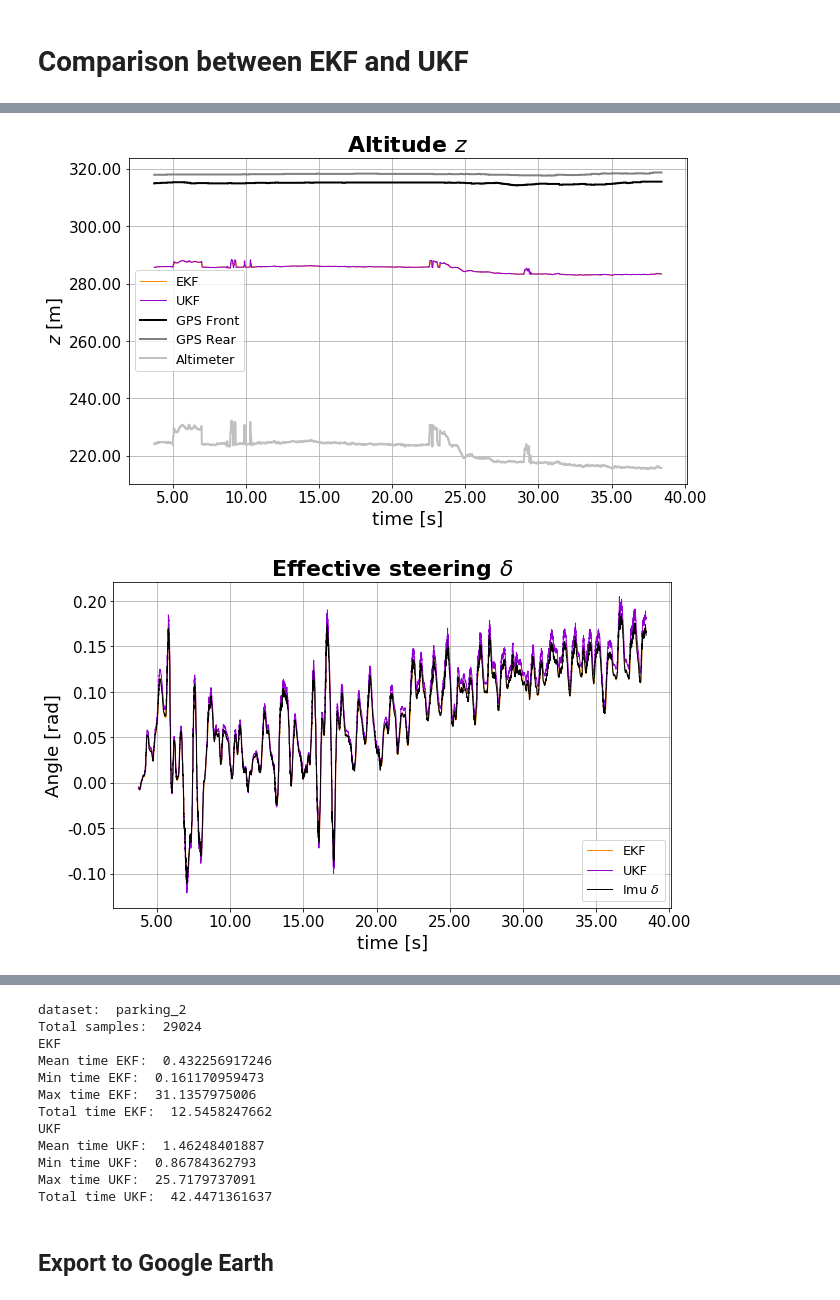
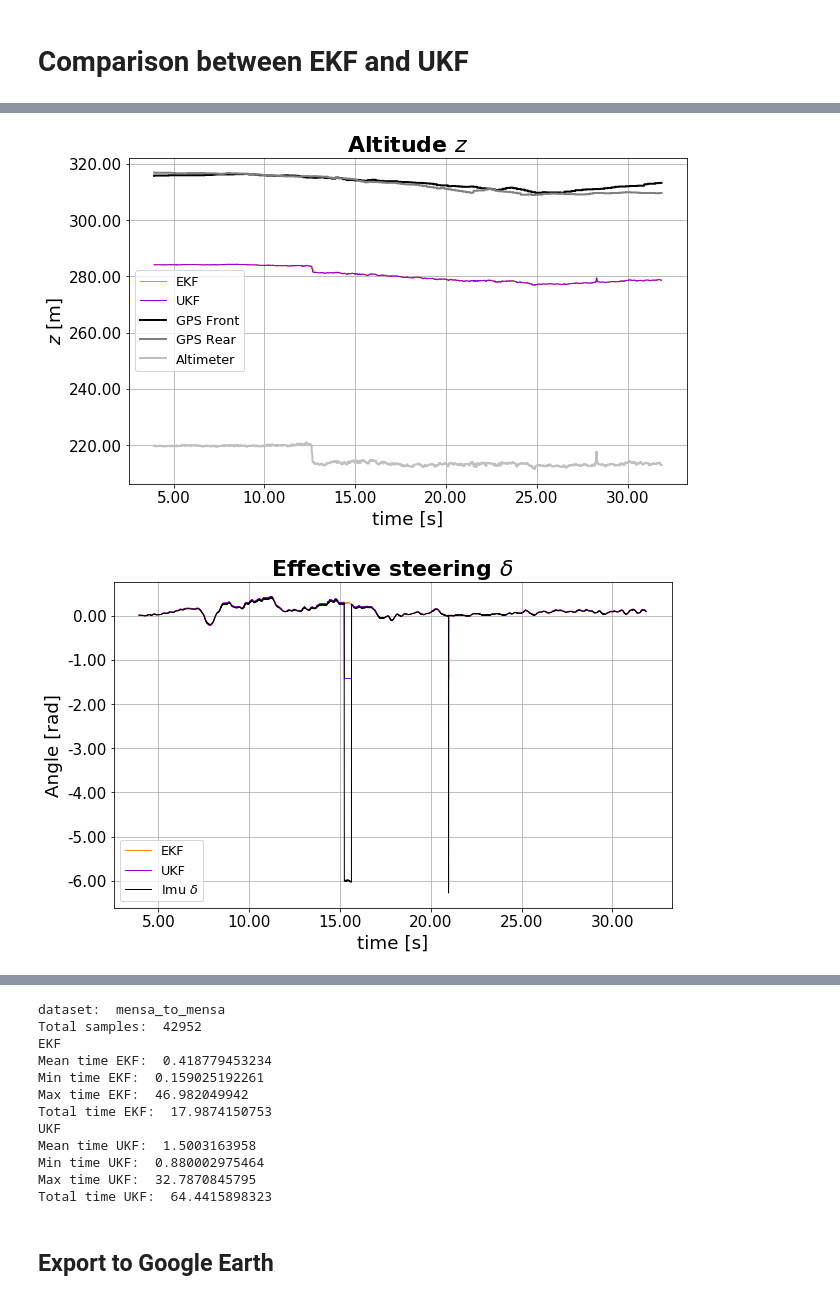
Before and after one commit to francisc0garcia/autonomous_bicycle, a Jupyter notebook: docs/python_notebooks/Comparison_EKF_vs_UKF.ipynb, the cells around one changed output, grey strips where cells are left out. Saved outputs shown, nothing was run; the diff lists cells and outputs as text; code cells hidden in the pictures.

```diff
--- a/docs/python_notebooks/Comparison_EKF_vs_UKF.ipynb
+++ b/docs/python_notebooks/Comparison_EKF_vs_UKF.ipynb
@@ -41,24 +41,26 @@ linear_a = data[[di.linear_a]].as_matrix()
 angular_phi = data[[di.angular_vel_phi]].as_matrix()
 angular_delta = data[[di.angular_vel_delta]].as_matrix()
 time = data[[di.time]].as_matrix()
+
+# select time: convert from pandas to numpy and fix initial offset
+time = data[[di.time]].as_matrix()
+time = time.astype('float64')/1e9
+time = time - time[0]
+
+dpi = 150
 # %%
-# select time: convert from pandas to numpy and fix initial offset
-time = di.data[di.time].as_matrix()
-time = time.astype('float64')/1e9
-time = time - time[0]
+# Select which velocity to use: wheel encoder of GSP -based:
 
-dpi = 150
+# [v, v_scale] = [di.real_v, 1.0]  # use Wheel encoder velocity, 0.23 scale for old datasets
+[v, v_scale] = [di.real_v_gps, 1.0]  # use GPS velocity
 
-# select simulated measurements Z (sim):
-#v_scale = 0.23
-#v = di.real_v
-
-v_scale = 1
-v = di.real_v_gps
+# Use optical steering angle or IMU steering angle
+use_optical_steering = False
 
 sim = di.data.filter(items=[di.real_xf, di.real_xr, di.real_yf, di.real_yr,
                             di.real_zf, di.real_zr, di.real_za,
-                            di.real_delta, di.real_psi, di.real_phi]).as_matrix()
+                            di.real_delta if use_optical_steering else di.real_delta_imu,
+                            di.real_psi, di.real_phi]).as_matrix()
 
 # Fix initial offset (for visualization):
 offset_x = sim[0, 0]
@@ -397,7 +399,7 @@ max_acc_y = float(di.data[[di.real_yf]].diff().max()) * margin
 max_acc_z = float(di.data[[di.real_zf]].diff().max()) * margin
 max_acc_psi = float(di.data[[di.real_psi]].diff().max()) * margin
 max_acc_phi = float(di.data[[di.real_phi]].diff().max()) * margin
-max_acc_delta = float(di.data[[di.real_delta]].diff().max()) * margin
+max_acc_delta = float(di.data[[di.real_delta if use_optical_steering else di.real_delta_imu]].diff().max()) * margin
 
 Q_ukf = np.diag([max_acc_x**2, max_acc_y**2, max_acc_z**2, max_acc_delta**2, max_acc_psi**2, max_acc_delta**2])
 
@@ -495,7 +497,7 @@ z_view[:, 2] -= offset_y
 z_view[:, 3] -= offset_y
 # %%
 init_pos = 1000
-samples =  10000
+samples =  8000
 
 final_pos = init_pos +  samples
 
@@ -515,2 +517,2 @@ plot_comparison_real_data(xs_ekf=xs_view_ekf_filter, xs_ukf=xs_view_ukf_filter,
-[figure, old version]
+[figure, new version]
-[figure, old version]
+[figure, new version]
@@ -532,18 +534,18 @@ print("Min time UKF: ", np.min(diff_t_ukf)*1000)
 print("Max time UKF: ", np.max(diff_t_ukf)*1000)
 print("Total time UKF: ", np.sum(diff_t_ukf))
 # %% [output]
-dataset:  parking_2
-Total samples:  29024
+dataset:  mensa_to_mensa
+Total samples:  42952
 EKF
-Mean time EKF:  0.432256917246
-Min time EKF:  0.161170959473
-Max time EKF:  31.1357975006
-Total time EKF:  12.5458247662
+Mean time EKF:  0.418779453234
+Min time EKF:  0.159025192261
+Max time EKF:  46.982049942
+Total time EKF:  17.9874150753
 UKF
-Mean time UKF:  1.46248401887
-Min time UKF:  0.86784362793
-Max time UKF:  25.7179737091
-Total time UKF:  42.4471361637
+Mean time UKF:  1.5003163958
+Min time UKF:  0.880002975464
+Max time UKF:  32.7870845795
+Total time UKF:  64.4415898323
 # %% [markdown]
 ## Export to Google Earth
 # %%
```
Also changed, not shown: parts of 2 cells of this notebook, 12 other files.
